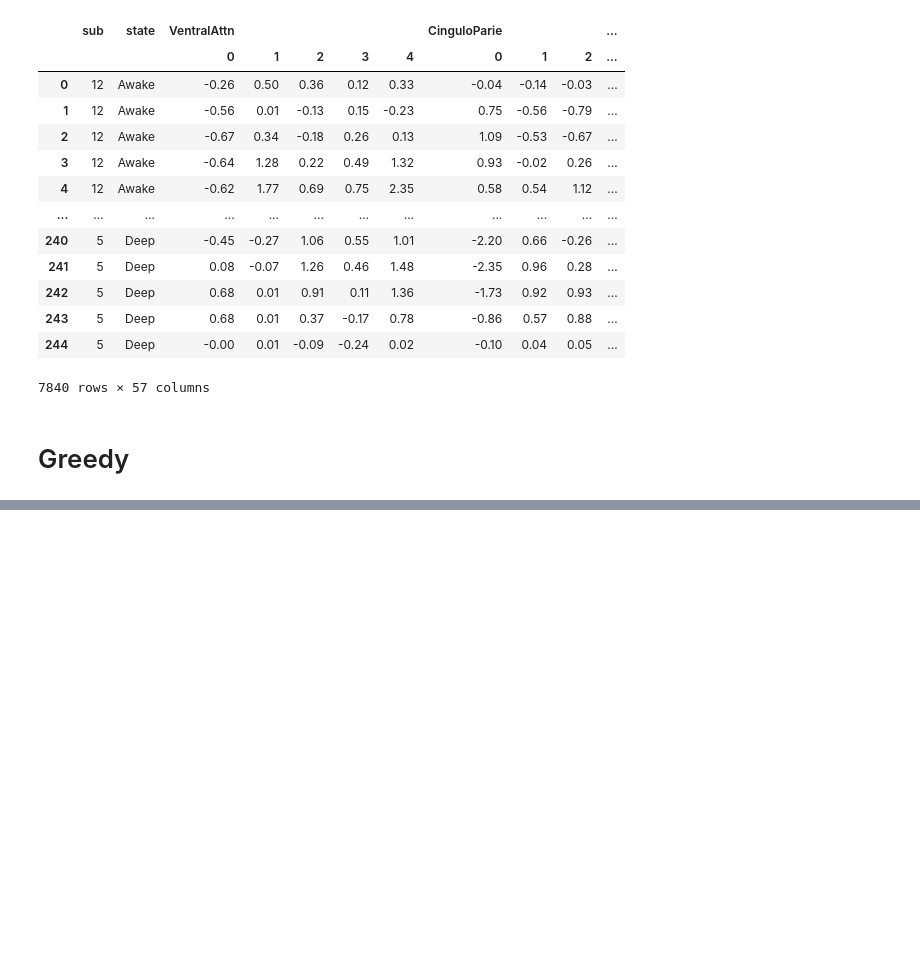
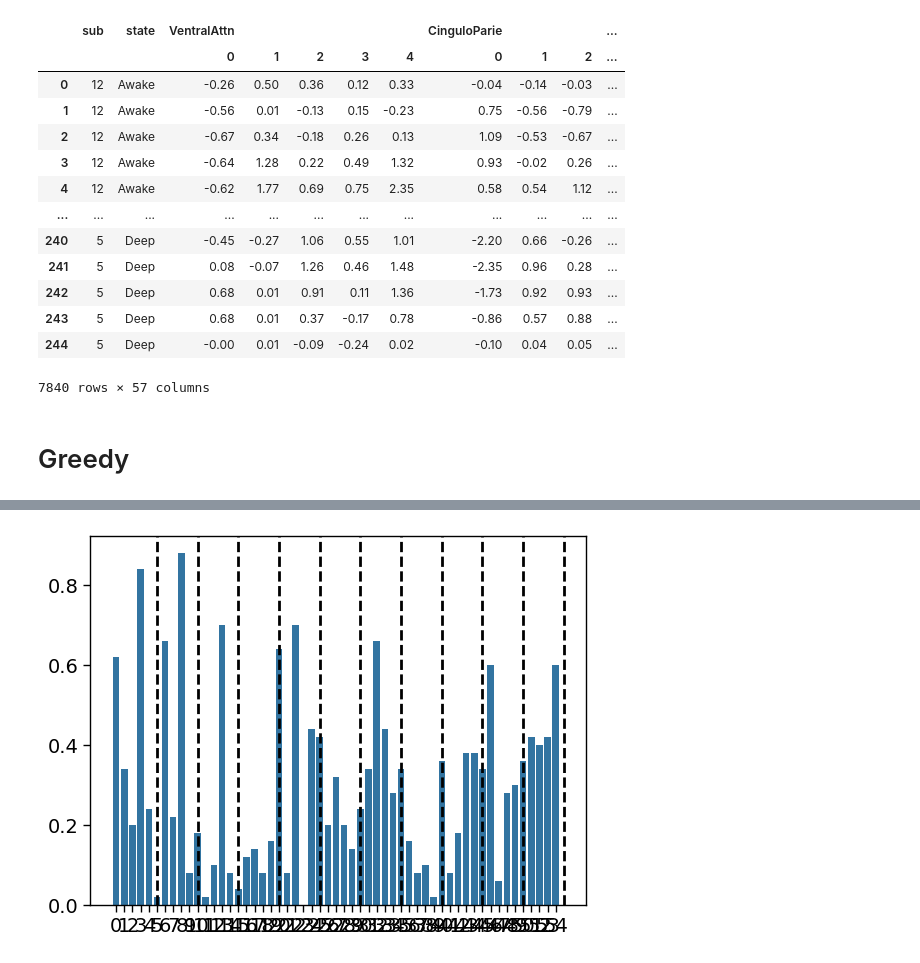
Before and after one commit to Laouen/Oinformation, a Jupyter notebook: analysis/fig7_fmri_anesthesia.ipynb, the cells around one changed output, grey strips where cells are left out. Cells and saved outputs as stored; diff of their text form; code cells hidden in the pictures; blank space fills up the shorter version.

```diff
--- a/analysis/fig7_fmri_anesthesia.ipynb
+++ b/analysis/fig7_fmri_anesthesia.ipynb
@@ -356,23 +288,0 @@ torch.Size([8112])
-# %%
-# TODO: add the automatic index to hot encoded in the library to be transparent
-# convert nplets index to hot encoded
-nplets = np.zeros((len(valid_nplets), 55))
-for i, nplet in enumerate(valid_nplets):
-    nplets[i, nplet] = 1
-nplets
-
-#res = nplets_measures_hot_encoded(Xs, nplets)
-
-awake = res[:,:16,2]
-deep = res[:,16:,2]
-delta = deep - awake
-
-# plot dist of deltas
-ax = sns.violinplot(delta.flatten().reshape(-1,1), cut=0)
-plt.axhline(0, color='black', linestyle='--')
-plt.show()
-
-# Plot dist of the subjects mean of the deltas
-ax = sns.violinplot(delta.mean(axis=1).flatten().view(-1,1), cut=0)
-plt.axhline(0, color='black', linestyle='--')
-plt.show()
@@ -433,0 +322,3 @@ Greede donde se obtiene la npleta que maximiza la varianza (o estadistico de dif
+# %%
+solution_annealing_multi_order = np.load('/home/laouen.belloli/Documents/git/Oinformation/benchmarking/results/anesthesia/nplets_annealing_roc_auc.npy')
+scores_annealing_multi_order = np.load('/home/laouen.belloli/Documents/git/Oinformation/benchmarking/results/anesthesia/scores_annealing_roc_auc.npy')
@@ -433,0 +336,7 @@ Greede donde se obtiene la npleta que maximiza la varianza (o estadistico de dif
+# %%
+sns.barplot(solution_annealing_multi_order.mean(axis=0))
+
+# add vertical lines every 5 x ticks
+for i in range(5, 56, 5):
+    plt.axvline(i, color='black', linestyle='--')
+# %% [output]
@@ -433,0 +345 @@ Greede donde se obtiene la npleta que maximiza la varianza (o estadistico de dif
+[figure, added]
```
Also changed, not shown: parts of 35 cells of this notebook, 28 other files.
